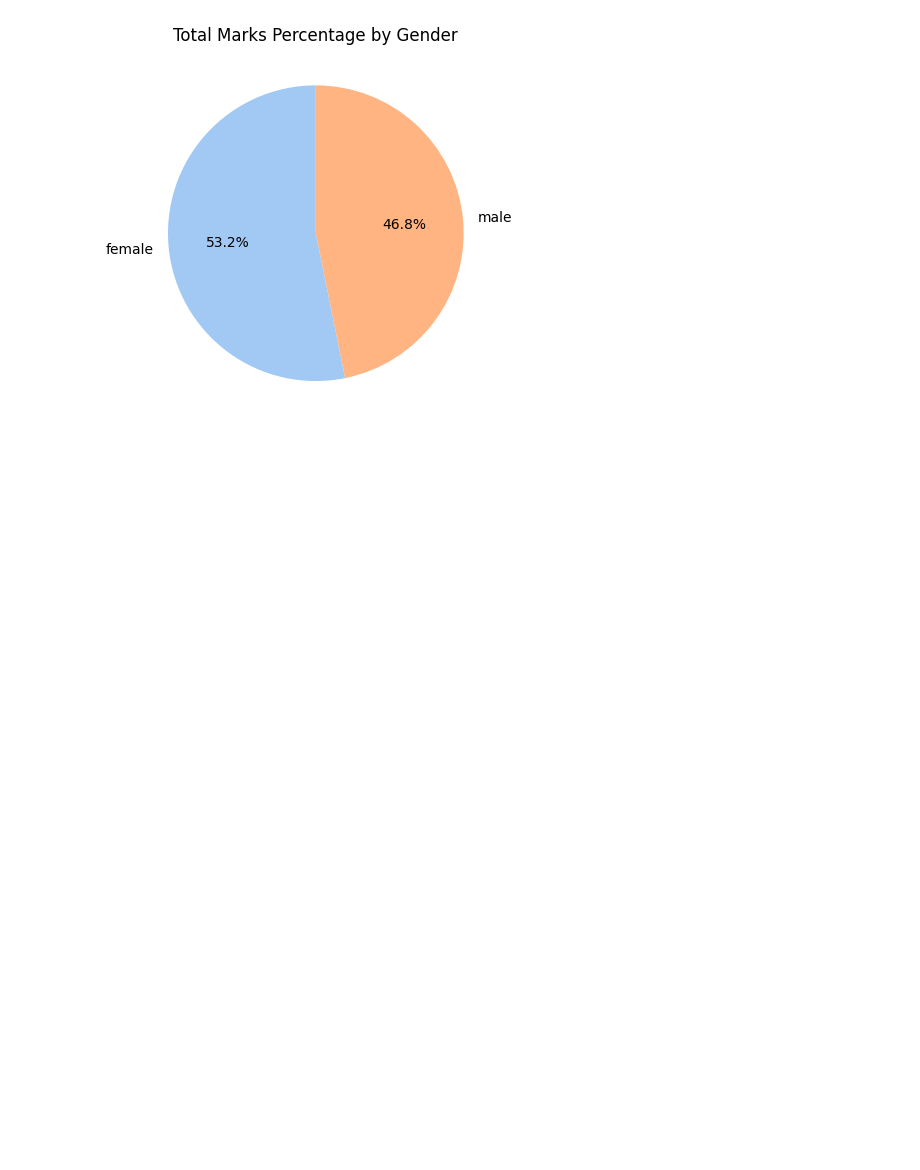
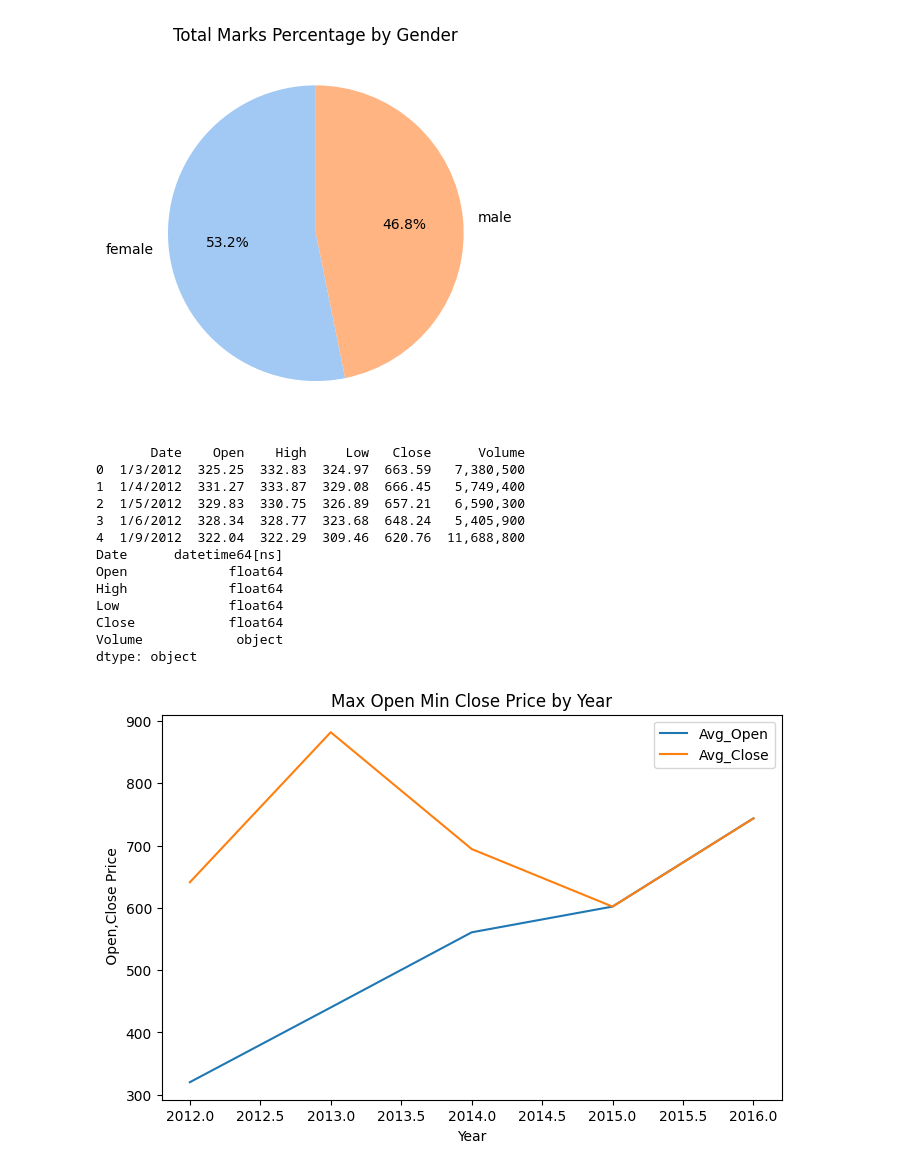
Before and after one commit to muhammad-usman-tech/data-analysis-tasks, a Jupyter notebook: lab_19(B)_visuals.ipynb, the cells around one changed output. Cells and saved outputs as stored; diff of their text form; code cells hidden in the pictures; blank space fills up the shorter version.

Commit message:
updated Visulization (code and charts) on 5/31/2026

```diff
--- a/lab_19(B)_visuals.ipynb
+++ b/lab_19(B)_visuals.ipynb
@@ -287,3 +287,46 @@ plt.show()
 [figure]
 [figure]
 [figure]
+# %%
+import pandas as pd
+import matplotlib.pyplot as plt
+import numpy as np
+import seaborn as sns
+df=pd.read_csv('Google_Stock_Price_Train.csv')
+df['Close'] = df['Close'].astype(str).str.replace(',', '')
+df['Close'] = pd.to_numeric(df['Close'])
+print(df.head())
+df['Date']=pd.to_datetime(df['Date'])
+print(df.dtypes)
+df['Year']=df['Date'].dt.year
+avg_open = df.groupby('Year')[['Open','Close']].agg(
+    Avg_Open=('Open', 'mean'),
+    Avg_Close=('Close', 'mean')
+).round(2)
+
+avg_open
+avg_open
+avg_open['Avg_Close']=avg_open['Avg_Close'].astype(float)
+
+plt.figure(figsize=(8,5))
+plt.plot(avg_open.index,avg_open.values)
+plt.legend(avg_open.columns)
+plt.xlabel('Year')
+plt.ylabel(' Open,Close Price')
+plt.title('Max Open Min Close Price by Year')
+plt.show()
+# %% [output]
+       Date    Open    High     Low   Close      Volume
+0  1/3/2012  325.25  332.83  324.97  663.59   7,380,500
+1  1/4/2012  331.27  333.87  329.08  666.45   5,749,400
+2  1/5/2012  329.83  330.75  326.89  657.21   6,590,300
+3  1/6/2012  328.34  328.77  323.68  648.24   5,405,900
+4  1/9/2012  322.04  322.29  309.46  620.76  11,688,800
+Date      datetime64[ns]
+Open             float64
+High             float64
+Low              float64
+Close            float64
+Volume            object
+dtype: object
+[figure, added]
```
Also changed, not shown: parts of 1 cell of this notebook.
